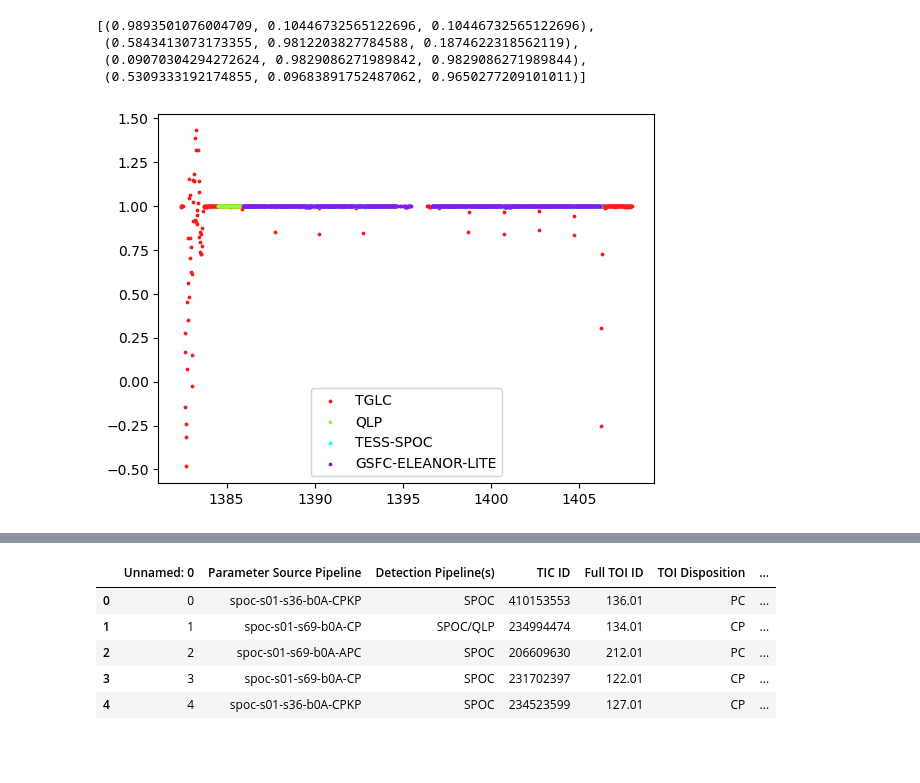
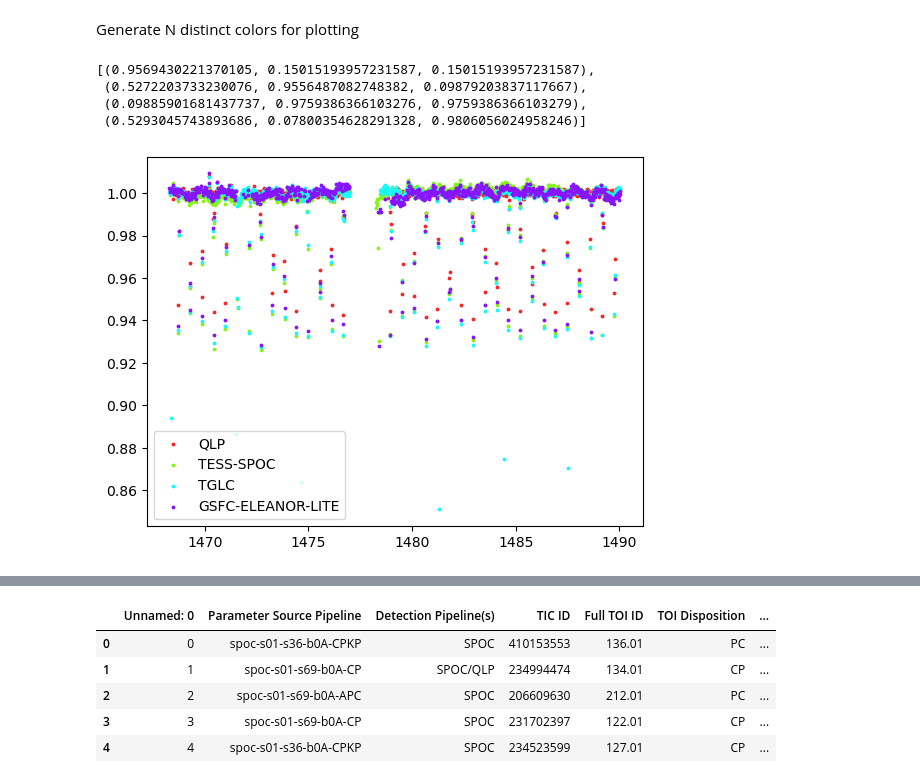
Before and after one commit to madelinejmg/project2026, a Jupyter notebook: main/NEMESIS_SPOC_QLP_TGLC_comparisons.ipynb, the cells around one changed output, grey strips where cells are left out. Saved outputs shown, nothing was run; the diff lists cells and outputs as text; code cells hidden in the pictures; blank space fills up the shorter version.

```diff
--- a/main/NEMESIS_SPOC_QLP_TGLC_comparisons.ipynb
+++ b/main/NEMESIS_SPOC_QLP_TGLC_comparisons.ipynb
@@ -68,17 +29,0 @@ from all_pipelines import get_all_pipelines
-# %%
-pipelines = ['TGLC','QLP','TESS-SPOC','GSFC-ELEANOR-LITE']
-
-results = {}
-masked_results = {}
-
-for P in pipelines:
-    r, LC, newLC = get_tess_LC(
-        TIC_ID=ID,
-        radius=3*21*u.arcsec,
-        exptime=1800,
-        Sector=3, # change later
-        pipeline=P
-    )
-
-    results[P] = {"r": r, "LC": LC, "newLC": newLC}
-    masked_results[P] = newLC[newLC["Quality"] == 0].copy()
@@ -100,0 +32,16 @@ Selected product row:
+# %%
+ID = 259377017
+Sector = 3
+pipelines = ["QLP", "TESS-SPOC", "TGLC", "GSFC-ELEANOR-LITE"]
+
+for P in pipelines:
+    globals()[f"{P}_r"], globals()[f"{P}_LC"], globals()[f"{P}_newLC"] = get_tess_lc(
+        TIC_ID=ID,
+        radius=DEFAULT_RADIUS,
+        exptime=DEFAULT_CADENCE,
+        Sector=Sector,
+        pipeline=P,
+        downloadpath=DEFAULT_DOWNLOADPATH
+    )
+
+    globals()[f"{P}_newLC_masked"]=globals()[f"{P}_newLC"].loc[globals()[f"{P}_newLC"]['quality']==0]
@@ -101,26 +125,23 @@ Selected product row:
+# %% [markdown]
+Generate N distinct colors for plotting
 # %%
-from get_colors import _get_colors
 pipeline_colors = _get_colors(len(pipelines))
 pipeline_colors
 # %% [output]
-[(0.9893501076004709, 0.10446732565122696, 0.10446732565122696),
- (0.5843413073173355, 0.9812203827784588, 0.1874622318562119),
- (0.09070304294272624, 0.9829086271989842, 0.9829086271989844),
- (0.5309333192174855, 0.09683891752487062, 0.9650277209101011)]
+[(0.9569430221370105, 0.15015193957231587, 0.15015193957231587),
+ (0.5272203733230076, 0.9556487082748382, 0.09879203837117667),
+ (0.09885901681437737, 0.9759386366103276, 0.9759386366103279),
+ (0.5293045743893686, 0.07800354628291328, 0.9806056024958246)]
 # %%
 for pp in range(len(pipelines)):
     P = pipelines[pp]
     C = pipeline_colors[pp]
 
-    lc_m = masked_results[P]
-    plt.scatter(
-        lc_m["Time"],
-        lc_m["Corrected Flux"] / np.nanmedian(lc_m["Corrected Flux"]),
-        s=3, label=P, color=C
-    )
-
-plt.legend(loc="best")
+    plt.scatter(globals()[f"{P}_newLC_masked"]['time'],
+                globals()[f"{P}_newLC_masked"]['flux_corr']/np.nanmedian(globals()[f"{P}_newLC_masked"]['flux_corr']),
+                s=3,label=P,color=C)
+plt.legend(loc='best')
 plt.show()
 # %% [output]
-[figure, old version]
+[figure, new version]
 # %%
```
Also changed, not shown: parts of 53 cells of this notebook, 29 other files.
